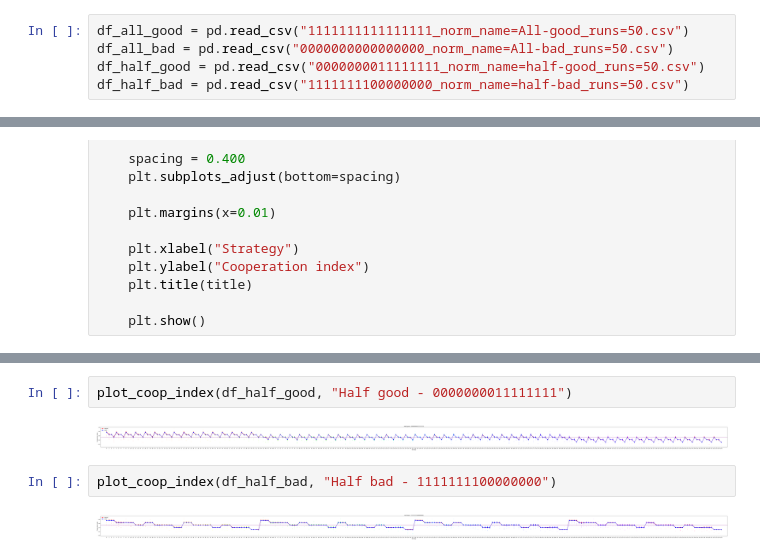
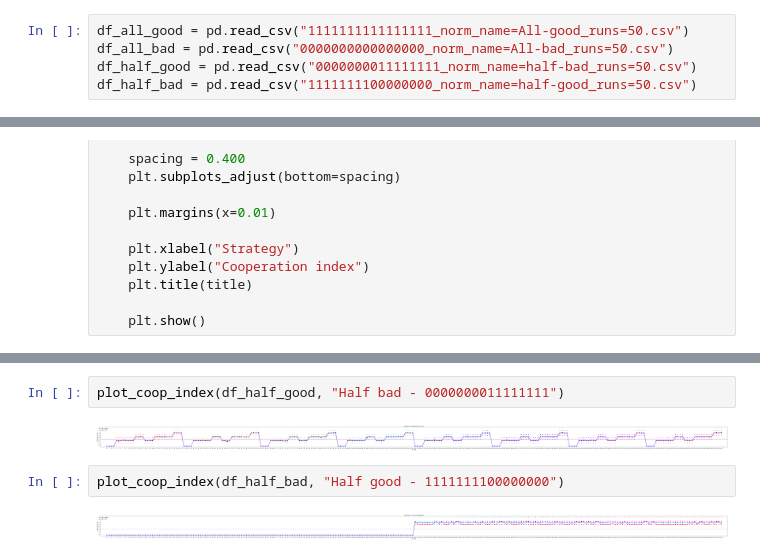
Before and after one commit to BryanCMBarbosa/Social-Norm-and-Q-learning, a Jupyter notebook: cpp/analysis.ipynb, the cells around one changed output, grey strips where cells are left out. Cells and saved outputs as stored; diff of their text form.

```diff
--- a/cpp/analysis.ipynb
+++ b/cpp/analysis.ipynb
@@ -5,8 +5,8 @@ import matplotlib.pyplot as plt
 # %%
 df_all_good = pd.read_csv("1111111111111111_norm_name=All-good_runs=50.csv")
 df_all_bad = pd.read_csv("0000000000000000_norm_name=All-bad_runs=50.csv")
-df_half_good = pd.read_csv("0000000011111111_norm_name=half-good_runs=50.csv")
-df_half_bad = pd.read_csv("1111111100000000_norm_name=half-bad_runs=50.csv")
+df_half_good = pd.read_csv("0000000011111111_norm_name=half-bad_runs=50.csv")
+df_half_bad = pd.read_csv("1111111100000000_norm_name=half-good_runs=50.csv")
 # %%
 def plot_coop_index(df, title):
     plt.figure().set_figwidth(85)
@@ -50,8 +50,8 @@ plot_coop_index(df_all_bad, "All bad - 0000000000000000")
 # %%
-plot_coop_index(df_half_good, "Half good - 0000000011111111")
+plot_coop_index(df_half_good, "Half bad - 0000000011111111")
 # %% [output]
-[figure, old version]
+[figure, new version]
 # %%
-plot_coop_index(df_half_bad, "Half bad - 1111111100000000")
+plot_coop_index(df_half_bad, "Half good - 1111111100000000")
 # %% [output]
-[figure, old version]
+[figure, new version]
```
Also changed, not shown: parts of 2 cells of this notebook, 23 other files.
